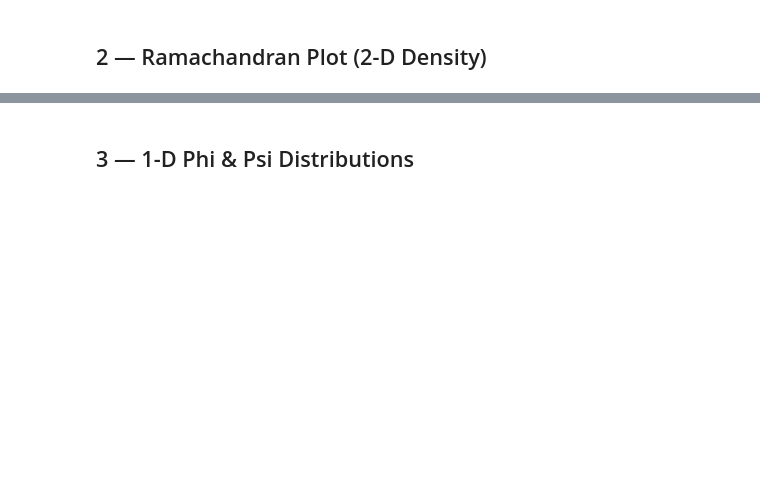
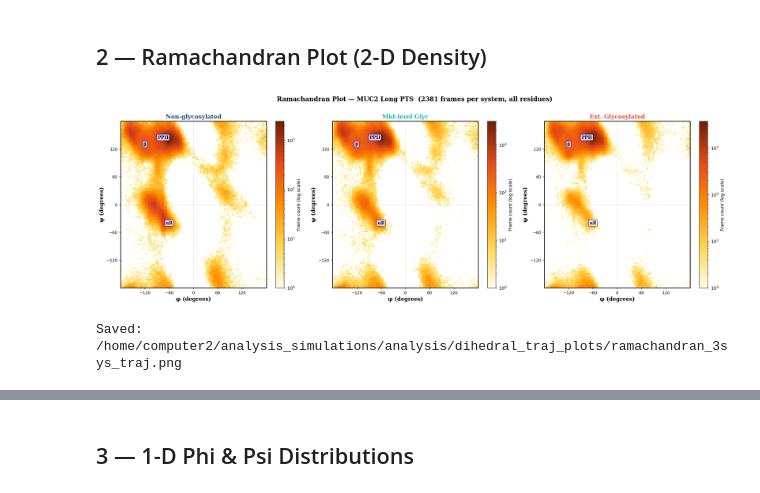
Before and after one commit to jkamantey/muc2-glycosylation-analysis, a Jupyter notebook: dihedral_traj_analysis.ipynb, the cells around one changed output, grey strips where cells are left out. Saved outputs shown, nothing was run; the diff lists cells and outputs as text; code cells hidden in the pictures; blank space fills up the shorter version.

```diff
--- a/dihedral_traj_analysis.ipynb
+++ b/dihedral_traj_analysis.ipynb
@@ -11,6 +11,7 @@
 
 **Analyses:** Ramachandran KDE · 1-D distributions · K-means clustering (k=4) · Cluster populations · Per-residue basin fractions · Pre-glycan residue focus
 # %%
+%matplotlib inline
 import os
 import numpy as np
 import matplotlib.pyplot as plt
@@ -27,9 +28,9 @@ output_dir = BASE + 'dihedral_traj_plots'
 os.makedirs(output_dir, exist_ok=True)
 
 RES_OFFSET = 1377
-CLR_NOG = '#A23B72'
-CLR_GLY = '#2E86AB'
-CLR_EXT = '#F18F01'
+CLR_NOG = '#1B4F72'
+CLR_GLY = '#1ABC9C'
+CLR_EXT = '#E74C3C'
 
 GLYCAN_RES = np.array([1397,1400,1403,1406,1409,1412,
                         1420,1423,1426,1429,1432,1435,
@@ -39,3 +40,4 @@ GLYCAN_RES = np.array([1397,1400,1403,1406,1409,1412,
 PRE_RES = GLYCAN_RES - 1
 
 print('Ready. Output:', output_dir)
+print('MDAnalysis:', mda.__version__)
@@ -84,12 +95,17 @@ print('\nAll systems loaded.')
 # %%
 # ── Residue coverage summary ─────────────────────────────────────────────
-print(f"{'System':20s}  {'Pairs':>10s}  {'Residues':>10s}  {'Res range':>15s}  {'Pre-glycan':>12s}")
-print('-'*75)
+header = f"{'System':20s}  {'Pairs':>10s}  {'Residues':>8s}  "\
+         f"{'Res range':>13s}  {'Pre-glycan':>12s}  {'PPII%':>7s}"
+print(header)
+print('-' * 80)
 for name, d in angles_data.items():
     n_pre = sum(1 for r in d['res_nums'] if r in PRE_RES)
-    phi = d['phi_flat']
-    ppii = np.sum((phi>-100)&(phi<-40)&(d['psi_flat']>100)&(d['psi_flat']<180))/len(phi)*100
-    print(f"{name:20s}  {len(phi):>10,}  {d['n_res']:>10d}  "          f"{d['res_nums'][0]:>6d}–{d['res_nums'][-1]:<6d}  "          f"{n_pre:>5d} / {d['n_res']}")
+    phi   = d['phi_flat']
+    ppii  = np.sum((phi > -100) & (phi < -40) &
+                   (d['psi_flat'] > 100) & (d['psi_flat'] < 180)) / len(phi) * 100
+    print(f"{name:20s}  {len(phi):>10,}  {d['n_res']:>8d}  "
+          f"{d['res_nums'][0]:>6d}–{d['res_nums'][-1]:<5d}  "
+          f"{n_pre:>5d} / {d['n_res']:<5d}  {ppii:>6.1f}%")
 print()
 print('NOTE: ALL residues (not just pre-glycan) are used in distributions and clustering.')
-print(f"Pre-glycan residues are {n_pre}/{d['n_res']} = {n_pre/d['n_res']*100:.0f}% of the chain.")
+print(f"Pre-glycan residues: {n_pre}/{d['n_res']} = {n_pre/d['n_res']*100:.0f}% of the chain.")
@@ -96,37 +121,51 @@ print(f"Pre-glycan residues are {n_pre}/{d['n_res']} = {n_pre/d['n_res']*100:.0f
 # %% [markdown]
 ## 2 — Ramachandran Plot (2-D Density)
 # %%
+from matplotlib.colors import LinearSegmentedColormap
+
+# PROCHECK-style Ramachandran palette: cream → amber → deep orange → dark red-brown
+rama_cmap = LinearSegmentedColormap.from_list('rama_classic', [
+    '#FFFDE7',  # cream/light yellow  (sparse)
+    '#FFD54F',  # golden yellow
+    '#FF8F00',  # deep amber
+    '#E64A19',  # red-orange
+    '#6D1F06',  # dark red-brown      (dense)
+], N=256)
+
 fig, axes = plt.subplots(1, 3, figsize=(20, 6.5), dpi=130)
 fig.set_facecolor('white')
 bins = np.linspace(-180, 180, 91)   # 4° bins
 
 for ax, (name, d) in zip(axes, angles_data.items()):
     phi = d['phi_flat']; psi = d['psi_flat']
     h, xe, ye = np.histogram2d(phi, psi, bins=bins)
     h = np.ma.masked_where(h == 0, h)
-    im = ax.pcolormesh(xe, ye, h.T, cmap='hot_r', norm=LogNorm(vmin=1))
+    im = ax.pcolormesh(xe, ye, h.T, cmap=rama_cmap, norm=LogNorm(vmin=1))
     ax.set_xlabel('φ (degrees)', fontsize=12, fontfamily='DejaVu Serif', fontweight='bold')
     ax.set_ylabel('ψ (degrees)', fontsize=12, fontfamily='DejaVu Serif', fontweight='bold')
     ax.set_title(name, fontsize=13, fontfamily='DejaVu Serif', fontweight='bold', color=d['color'])
     ax.set_xlim(-180,180); ax.set_ylim(-180,180)
     ax.axhline(0, color='grey', lw=0.5, ls='--', alpha=0.5)
     ax.axvline(0, color='grey', lw=0.5, ls='--', alpha=0.5)
     ax.set_xticks([-120,-60,0,60,120])
     ax.set_yticks([-120,-60,0,60,120])
-    plt.colorbar(im, ax=ax, label='Count (log)')
+    plt.colorbar(im, ax=ax, label='Frame count (log scale)')
     for rx, ry, rlabel in [(-75,145,'PPII'),(-120,130,'β'),(-60,-40,'αR')]:
         ax.text(rx, ry, rlabel, fontsize=10, color='navy', fontweight='bold',
                 fontfamily='DejaVu Serif', ha='center', va='center',
                 bbox=dict(boxstyle='round,pad=0.2', fc='white', ec='navy', alpha=0.8))
     ax.tick_params(labelsize=9)
     for sp in ax.spines.values(): sp.set_linewidth(1.5)
 
 fig.suptitle('Ramachandran Plot — MUC2 Long PTS  (2381 frames per system, all residues)',
              fontsize=14, fontfamily='DejaVu Serif', fontweight='bold', y=1.01)
 plt.tight_layout()
 out = os.path.join(output_dir, 'ramachandran_3sys_traj.png')
 plt.savefig(out, dpi=300, bbox_inches='tight', facecolor='white')
 plt.show(); print('Saved:', out)
+# %% [output]
+[figure, added]
+Saved: /home/computer2/analysis_simulations/analysis/dihedral_traj_plots/ramachandran_3sys_traj.png
 # %%
 fig, ax = plt.subplots(figsize=(8, 7.5), dpi=130)
 fig.set_facecolor('white')
```
Also changed, not shown: parts of 12 cells of this notebook.
